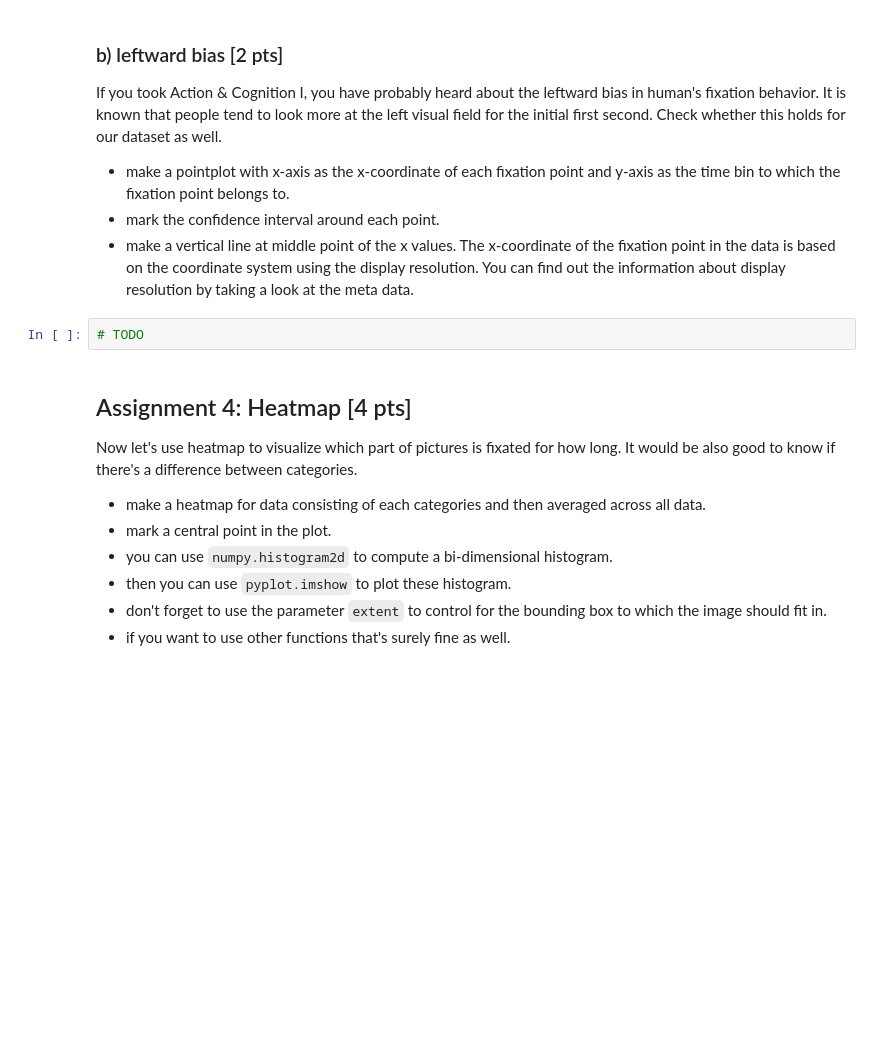
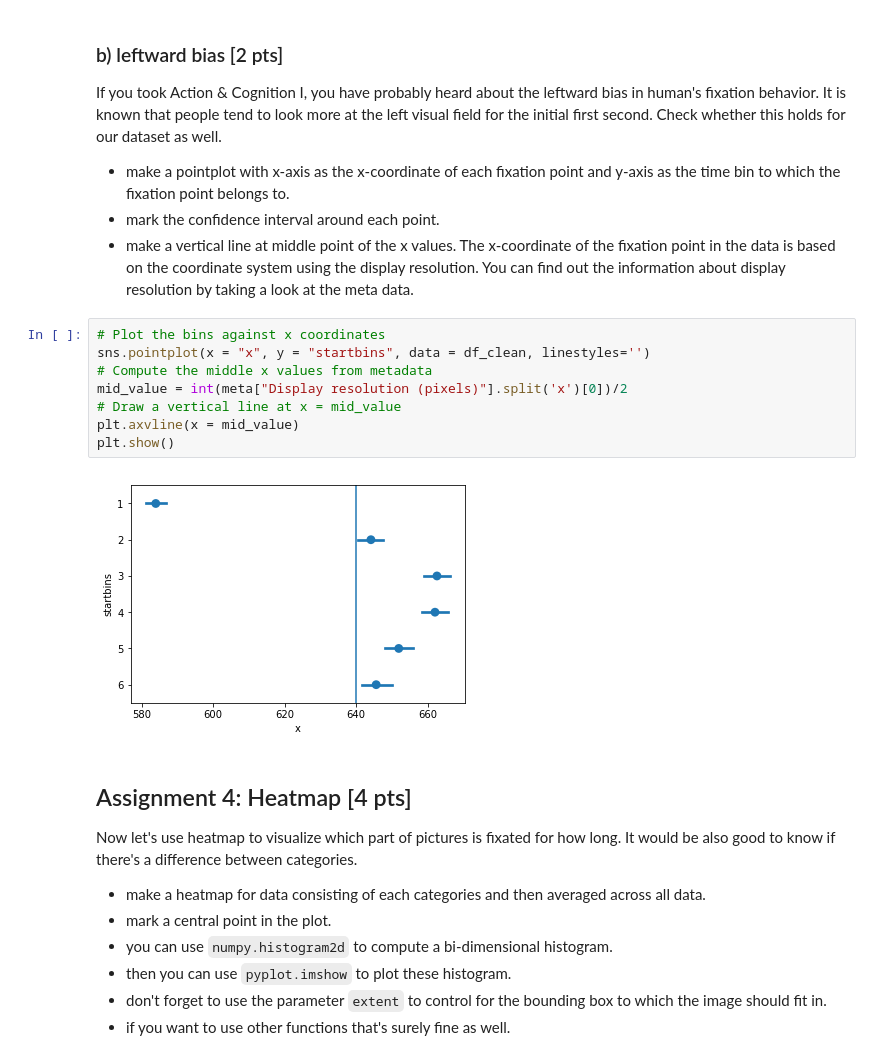
Before and after one commit to NBP-ACC/week-7-acc_4, a Jupyter notebook: Sheet05.ipynb, the cells around one changed output. Cells and saved outputs as stored; diff of their text form; blank space fills up the shorter version.

```diff
--- a/Sheet05.ipynb
+++ b/Sheet05.ipynb
@@ -235,8 +282,16 @@ If you took Action & Cognition I, you have probably heard about the leftward bia
 - make a pointplot with x-axis as the x-coordinate of each fixation point and y-axis as the time bin to which the fixation point belongs to.
 - mark the confidence interval around each point.
 - make a vertical line at middle point of the x values. The x-coordinate of the fixation point in the data is based on the coordinate system using the display resolution. You can find out the information about display resolution by taking a look at the meta data.
-# %%
-# TODO
+# %%
+# Plot the bins against x coordinates
+sns.pointplot(x = "x", y = "startbins", data = df_clean, linestyles='')
+# Compute the middle x values from metadata
+mid_value = int(meta["Display resolution (pixels)"].split('x')[0])/2
+# Draw a vertical line at x = mid_value
+plt.axvline(x = mid_value)
+plt.show()
+# %% [output]
+[figure, added]
 # %% [markdown]
 ## Assignment 4: Heatmap [4 pts]
 Now let's use heatmap to visualize which part of pictures is fixated for how long. It would be also good to know if there's a difference between categories.
```
Also changed, not shown: parts of 14 cells of this notebook.
